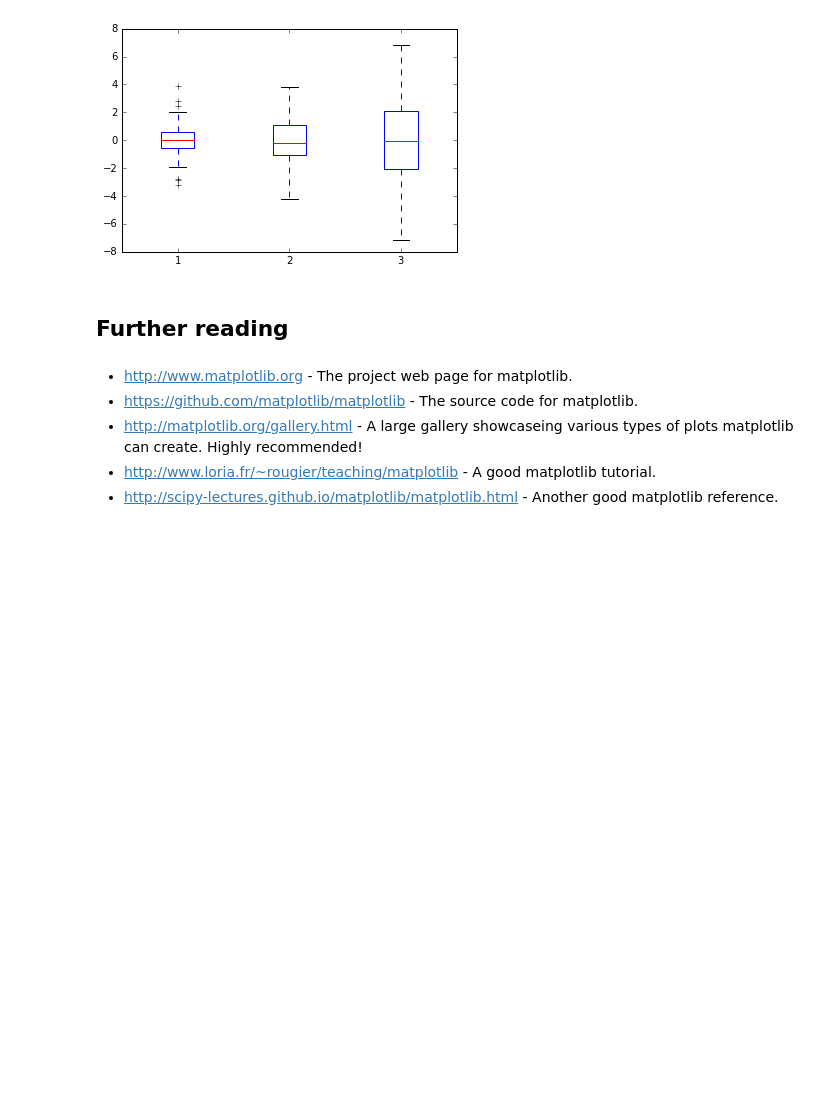
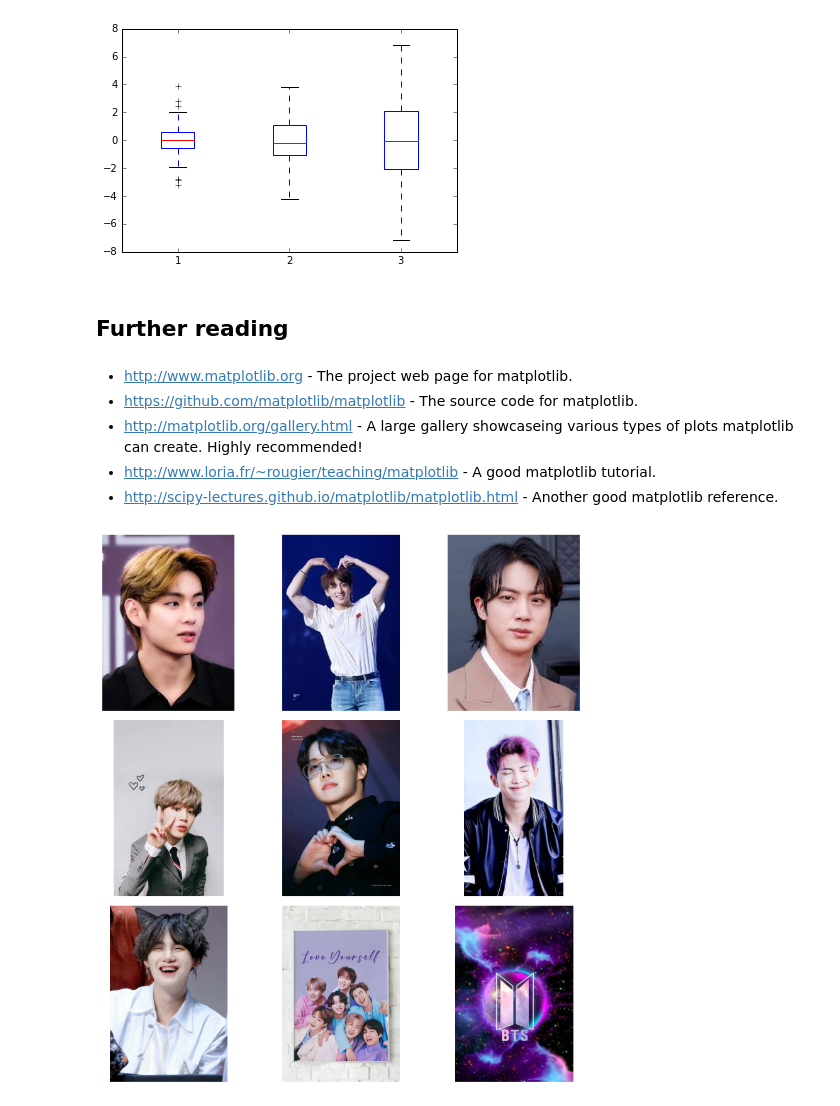
Before and after one commit to scodes-byte/SEMESTER--5-UPES, a Jupyter notebook: Lab2-Matplotlib/Lab2/01-Matplotlib Concepts Lecture.ipynb, the cells around one changed output. Saved outputs shown, nothing was run; the diff lists cells and outputs as text; code cells hidden in the pictures; blank space fills up the shorter version.

```diff
--- a/Lab2-Matplotlib/Lab2/01-Matplotlib Concepts Lecture.ipynb
+++ b/Lab2-Matplotlib/Lab2/01-Matplotlib Concepts Lecture.ipynb
@@ -420,3 +420,40 @@ plt.boxplot(data,vert=True,patch_artist=True);
 * http://matplotlib.org/gallery.html - A large gallery showcaseing various types of plots matplotlib can create. Highly recommended!
 * http://www.loria.fr/~rougier/teaching/matplotlib - A good matplotlib tutorial.
 * http://scipy-lectures.github.io/matplotlib/matplotlib.html - Another good matplotlib reference.
+# %%
+import matplotlib.pyplot as plt
+import matplotlib.image as mpimg
+
+# List of 9 image paths (replace with your own image file paths)
+image_files = [
+    "img1.jpg",
+    "img2.jpg",
+    "img3.jpg",
+    "img4.jpg",
+    "img5.jpg",
+    "img6.jpg",
+    "img7.jpg",
+    "img8.jpg",
+    "img9.jpg"
+]
+
+# Create a 3x3 grid
+fig, axes = plt.subplots(3, 3, figsize=(9, 9))
+
+# Flatten axes for easy looping
+axes = axes.flatten()
+
+for i, file in enumerate(image_files):
+    img = mpimg.imread(file)
+    axes[i].imshow(img)
+    axes[i].axis("off")  # hide axes
+
+# Make layout tight so images don’t overlap
+plt.tight_layout()
+
+# Save the collage as one static image
+plt.savefig("collage.png", dpi=300, bbox_inches='tight')
+
+plt.show()
+# %% [output]
+[figure, added]
```
Also changed, not shown: 10 other files.
